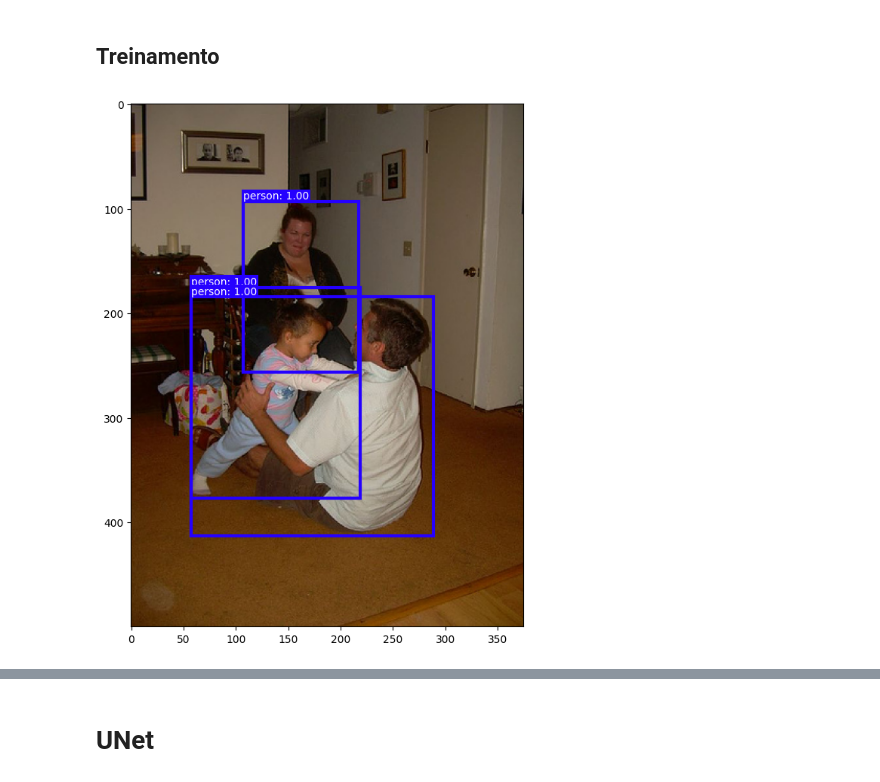
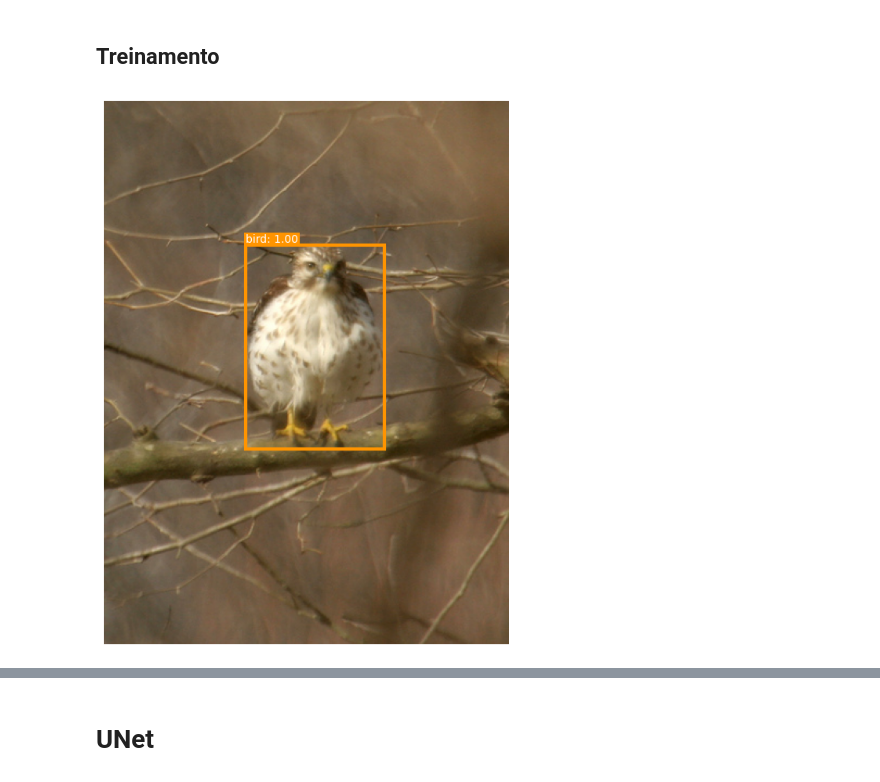
Before and after one commit to pedrotokar/deeplearning-assignments, a Jupyter notebook: Assignment 2/Deep Learning Assignment 2.ipynb, the cells around one changed output, grey strips where cells are left out. Cells and saved outputs as stored; diff of their text form; code cells hidden in the pictures.

Commit message:
fix plot function

```diff
--- a/Assignment 2/Deep Learning Assignment 2.ipynb
+++ b/Assignment 2/Deep Learning Assignment 2.ipynb
@@ -779,7 +777,7 @@ def plot_yolo_images(dataset, index, title = None):
     fig, ax = plt.subplots(1, figsize=(12, 9))
     ax.imshow(image.permute(1, 2, 0).cpu())
     ax.set_title(title)
-    #ax.axis("off")
+    ax.axis("off")
 
     boxes = dataset.get_plot_box(index)
     for i, box in enumerate(boxes):
@@ -1470,9 +1467,9 @@ anchors = train_data_y.get_anchors()
 val_data_y = YoloDataset("val", IMG_DIM, [f"{YOLO_DATASET_PATH}"], DEVICE)
 val_data_y.set_anchors(anchors)
 # %%
-plot_yolo_images(train_data_y, 89)
+plot_yolo_images(train_data_y, 108)
 # %% [output]
-[figure, old version]
+[figure, new version]
 # %%
 train_dataloader_y = DataLoader(train_data_y, batch_size = BATCH_SIZE, shuffle = True)
 val_dataloader_y = DataLoader(val_data_y, batch_size = BATCH_SIZE, shuffle = True)
```
Also changed, not shown: parts of 11 cells of this notebook.
